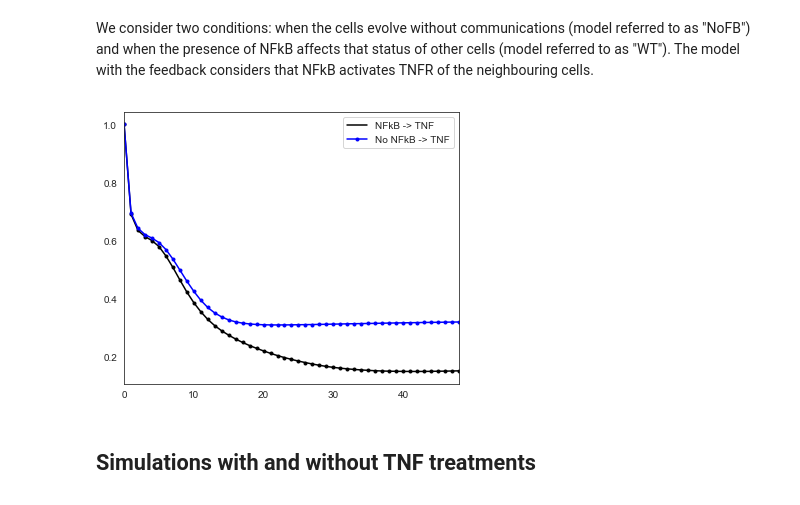
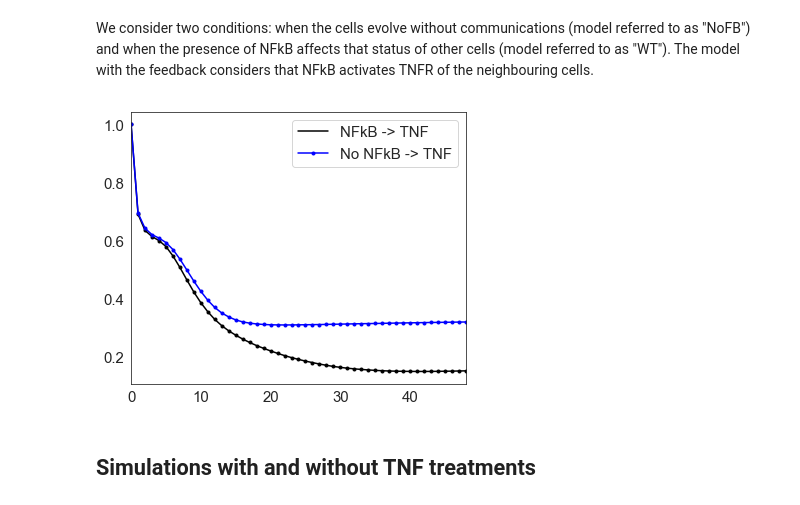
Before and after one commit to sysbio-curie/UPMaBoSS-docker, a Jupyter notebook: CellFate_uppmaboss_V4.ipynb, the cells around one changed output. Drawn from its saved outputs; the diff is of its cells as text; code cells hidden in the pictures.

```diff
--- a/CellFate_uppmaboss_V4.ipynb
+++ b/CellFate_uppmaboss_V4.ipynb
@@ -131,12 +131,13 @@ pop_ratios_NoFB = run_NoFB.get_population_ratios('No NFkB -> TNF')
 # %%
 # Plot population ratio with/without population feedback
 # A figure is saved in the folder with the name: "figure_ratios.pdf"
 figure = plt.figure(figsize = (6,5))
-pop_ratios_WT.plot(style='.-k', legend=True)
+plt.rcParams.update({'legend.fontsize': 15})
+pop_ratios_WT.plot(style='.-k', legend=True,fontsize=15)
 pop_ratios_NoFB.plot(style='.-b', legend=True)
 save_figure(figure, 'ratios')
 # %% [output]
-[figure, old version]
+[figure, new version]
 # %% [markdown]
 ## Simulations with and without TNF treatments
 # %% [markdown]
```
Also changed, not shown: parts of 6 cells of this notebook.
